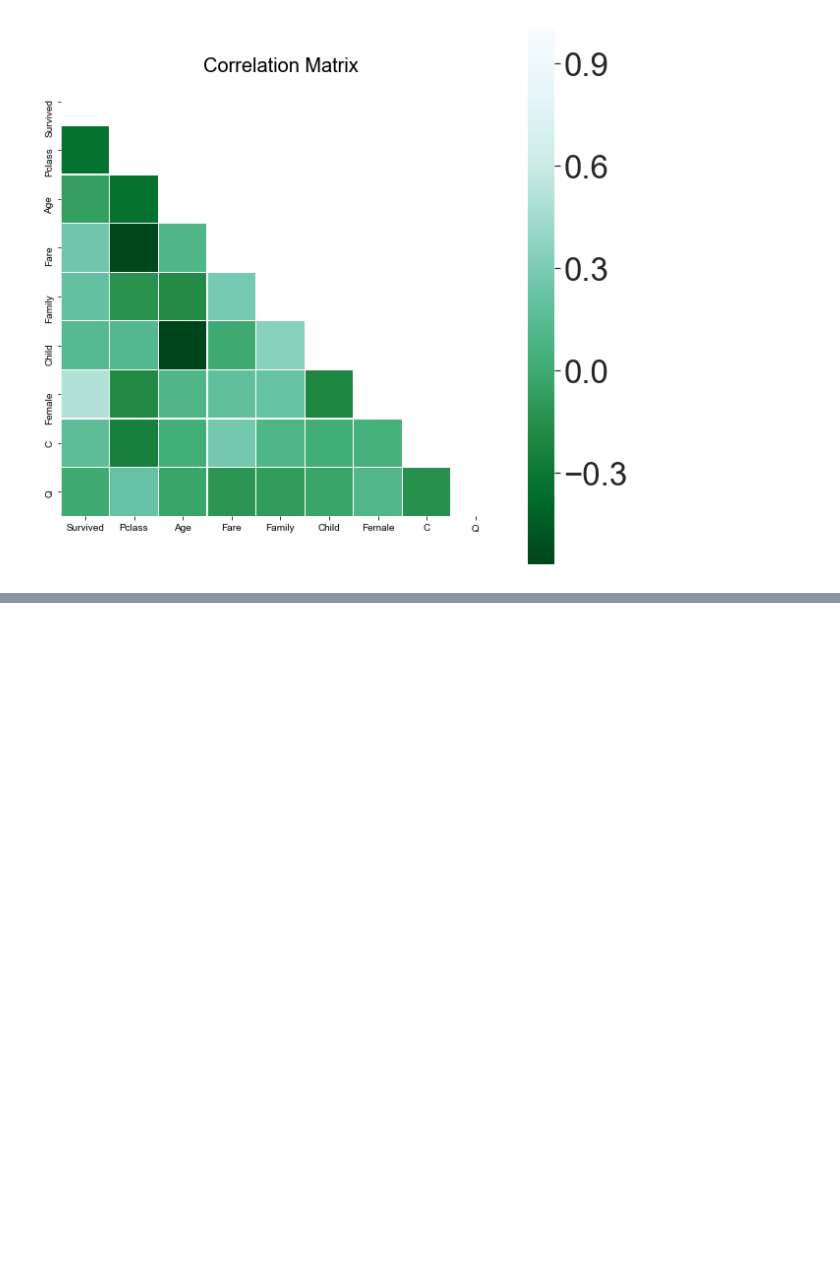
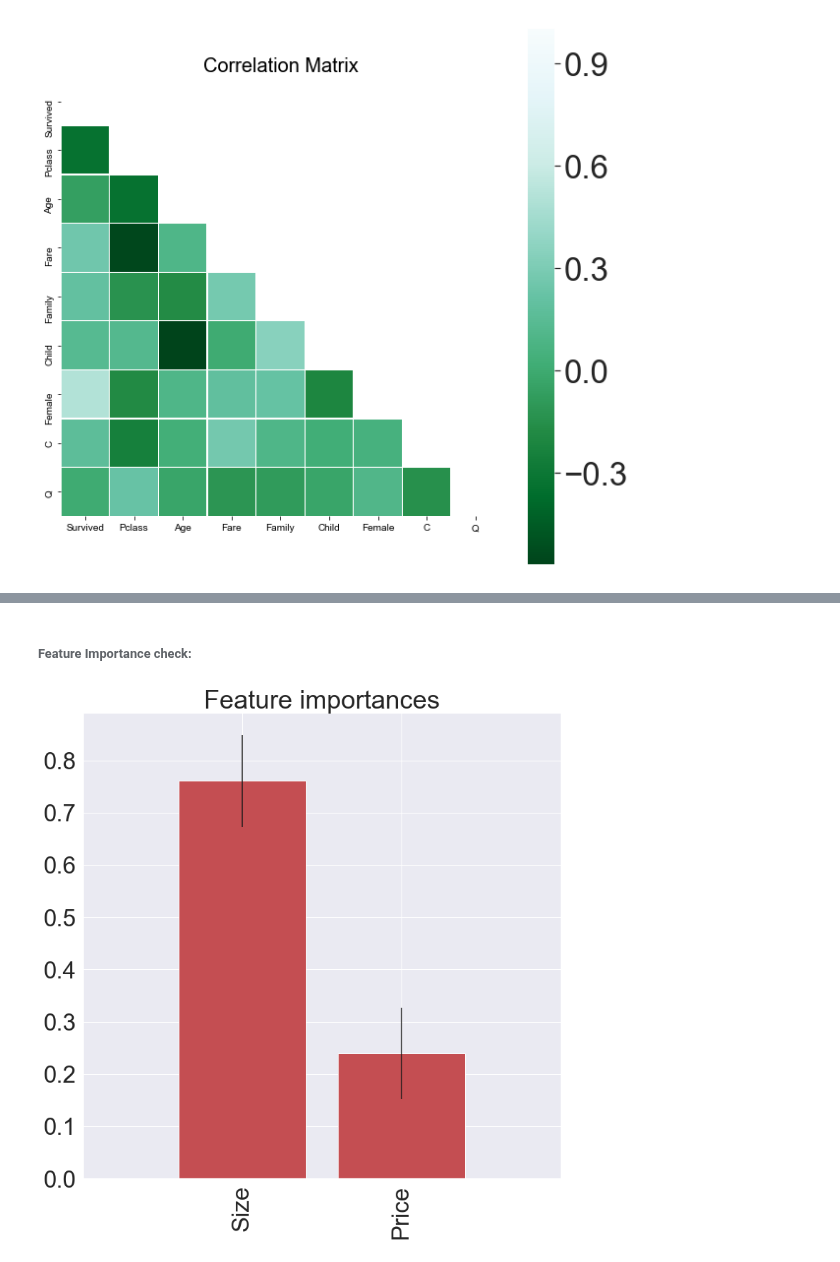
Before and after one commit to axxypatel/Data_Science_Class, a Jupyter notebook: Classification_Regression_Assignement4.ipynb, the cells around one changed output, grey strips where cells are left out. Drawn from its saved outputs; the diff is of its cells as text; code cells hidden in the pictures; blank space fills up the shorter version.

```diff
--- a/Classification_Regression_Assignement4.ipynb
+++ b/Classification_Regression_Assignement4.ipynb
@@ -227,0 +273,17 @@ sns.heatmap(titanic_train_data.corr(),linewidths=0.25,vmax=1.0,square=True,cmap=
+# %%
+def price_quality(temp):
+    if temp == "0":
+        return 0
+    else:
+        temp = temp[1:]
+        temp = float(temp)
+        return temp
+
+
+google_app_data['Price'] = google_app_data['Price'].map(price_quality).astype(float)
+google_app_data.drop_duplicates(subset='App', keep='first', inplace=True)
+# %%
+google_app_data.drop(columns=['App', 'Last Updated', 'Current Ver', 'Android Ver','Installs'], axis=1, inplace=True)
+google_app_data_with_categories = pd.DataFrame(pd.get_dummies(google_app_data))
+google_app_data_with_categories.info()
+google_app_data.info()
@@ -227,0 +382,12 @@ sns.heatmap(titanic_train_data.corr(),linewidths=0.25,vmax=1.0,square=True,cmap=
+# %%
+model_data = google_app_data.drop(columns=['Rating','Category', 'Genres', 'Content Rating', 'Type', 'Reviews'])
+Y1 = google_app_data.Rating
+x1_train, x1_test, y1_train, y1_test = train_test_split(model_data, Y1, test_size=0.3)
+
+linear_model = LinearRegression()
+linear_model.fit(x1_train, y1_train)
+result = linear_model.predict(x1_test)
+
+model1_ols = sm.OLS(Y1, model_data[model_data.columns])
+model1_metrics = model1_ols.fit()
+print(model1_metrics.summary())
@@ -227,0 +412,20 @@ sns.heatmap(titanic_train_data.corr(),linewidths=0.25,vmax=1.0,square=True,cmap=
+# %% [markdown]
+###### Feature Importance check:
+# %%
+feat_names = x1_train.columns
+model2 = ensemble.ExtraTreesRegressor(n_estimators=25, max_depth=30, max_features=0.3, n_jobs=-1, random_state=0)
+model2.fit(x1_train, y1_train)
+
+## plot the importances ##
+importances = model2.feature_importances_
+std = np.std([tree.feature_importances_ for tree in model2.estimators_], axis=0)
+indices = np.argsort(importances)[::-1][:20]
+
+plt.figure(figsize=(12,12))
+plt.title("Feature importances")
+plt.bar(range(len(indices)), importances[indices], color="r", yerr=std[indices], align="center")
+plt.xticks(range(len(indices)), feat_names[indices], rotation='vertical')
+plt.xlim([-1, len(indices)])
+plt.show()
+# %% [output]
+[figure, added]
```
Also changed, not shown: parts of 18 cells of this notebook.
